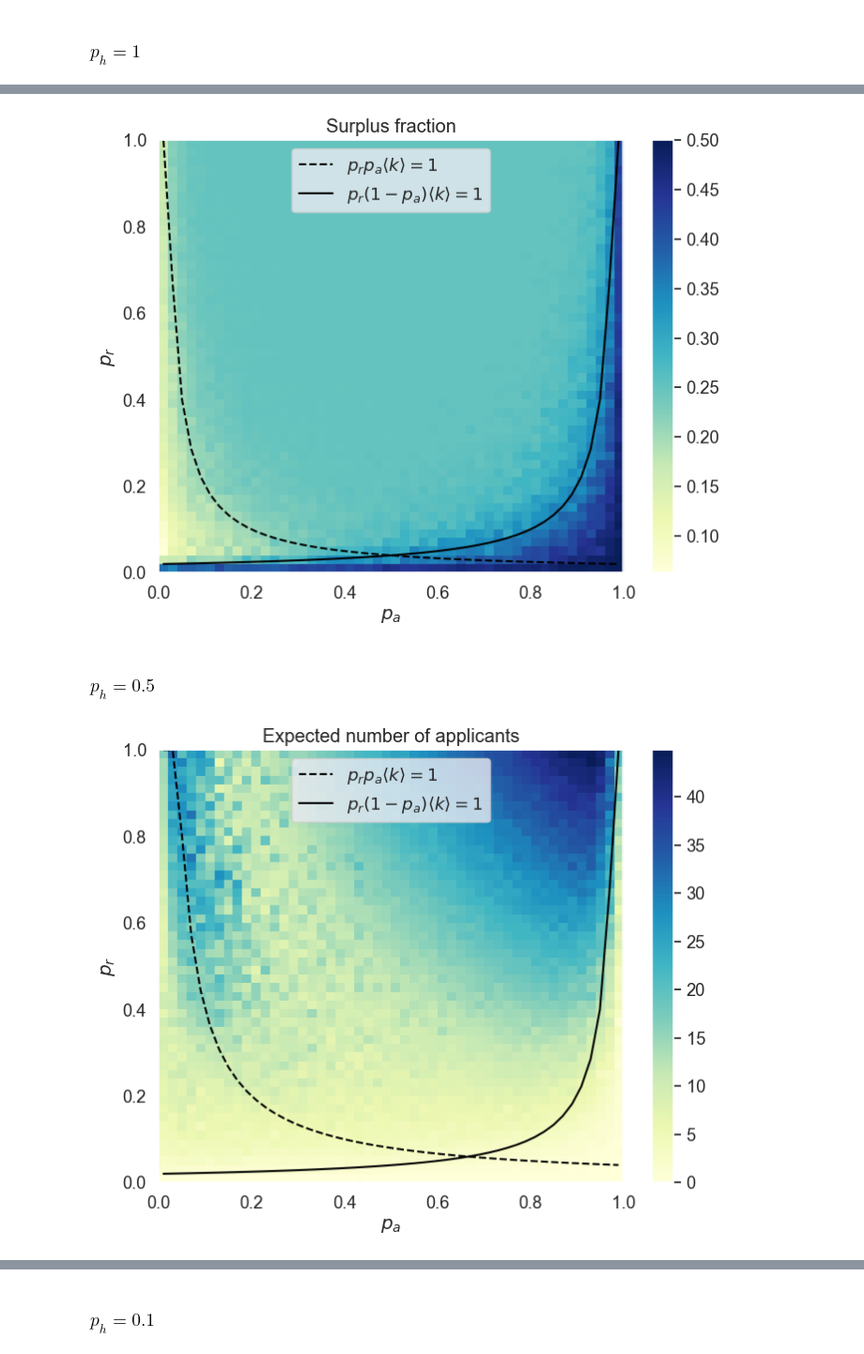
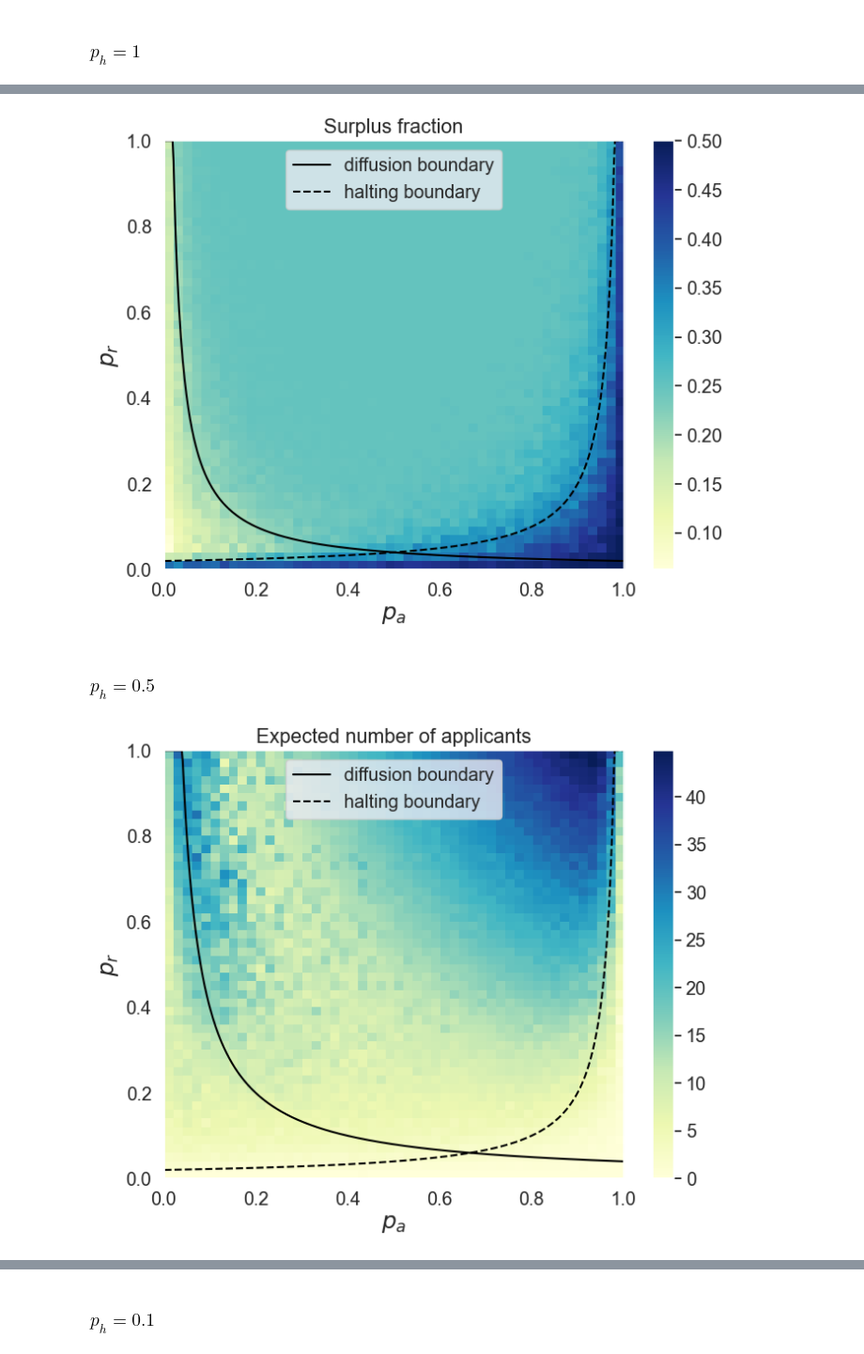
Before and after one commit to blas-ko/IndependentHaltingCascadeModel, a Jupyter notebook: notebooks/Plots.ipynb, the cells around one changed output, grey strips where cells are left out. Shown at 94% size. Cells and saved outputs as stored; diff of their text form; code cells hidden in the pictures.

```diff
--- a/notebooks/Plots.ipynb
+++ b/notebooks/Plots.ipynb
@@ -111,7 +114,7 @@ p_r = 0.1
 # Filenames
 suffix_s = '_lambda={}_kavg={}_n_sims={}_ER_n_nodes={}'.format( λ, k_avg1, n_sims1, n_nodes )
 suffix_o = '_lambda={}_rho={}_n_sims={}_ER_n_nodes={}'.format( λ, ρ_o , n_sims1, n_nodes )
-suffix_r = '_lambda={}_pr={}_n_sims={}_ER_n_nodes=5000'.format( λ, p_r, n_sims2, n_nodes )
+suffix_r = '_lambda={}_pr={}_n_sims={}_ER_n_nodes={}'.format( λ, p_r, n_sims2, n_nodes )
 suffix_p1 = '_p_h={}_n_sims={}_ER_n_nodes={}_kavg={}'.format( p_hir1, n_sims3, n_nodes, k_avg2 )
 suffix_p2 = '_p_h={}_n_sims={}_ER_n_nodes={}_kavg={}'.format( p_hir2, n_sims3, n_nodes, k_avg2 )
 suffix_p3 = '_p_h={}_n_sims={}_ER_n_nodes={}_kavg={}'.format( p_hir3, n_sims3, n_nodes, k_avg2 )
@@ -209,17 +226,19 @@ heatmap_data = dict_to_matrix(results_ihcm_applicants_params_ph1, func=np.mean)
 
 # Set figure dimensions
 plt.figure(figsize=(8, 6))
-sns.set(font_scale=1.2)
+sns.set(font_scale=1.3)
 
 # Plot data
 plt.imshow(heatmap_data, cmap="YlGnBu", extent=[0,1,0,1], label='', aspect='auto', origin='lower')
 plt.colorbar()
-plt.plot(p_apps, percolation_regime, color='black', ls='--', label='$p_r p_a \langle k \\rangle = 1$' )
-plt.plot(p_apps, hiring_regime, color='black', ls='-', label='$p_r (1 - p_a) \langle k \\rangle = 1$' )
+# plt.plot(p_apps_, percolation_regime, color='black', ls='-', label='$\langle k \\rangle p_r (1 - p_a) = 1$' )
+# plt.plot(p_apps_, hiring_regime, color='black', ls='--', label='$\langle k \\rangle p_r p_a p_h = 1$' )
+plt.plot(p_apps_, percolation_regime, color='black', ls='-', label='diffusion boundary')
+plt.plot(p_apps_, hiring_regime, color='black', ls='--', label='halting boundary')
 
 plt.title("Expected number of applicants")
-plt.xlabel("$p_a$")
-plt.ylabel("$p_r$")
+plt.xlabel("$p_a$", size=18)
+plt.ylabel("$p_r$", size=18)
 plt.plot(color='black', marker ='o')
 plt.grid(False)
 plt.legend();
@@ -231,49 +250,50 @@ heatmap_data =dict_to_matrix(results_ihcm_depths_params_ph1, func=surplus_total)
 
 # Set figure dimensions
 plt.figure(figsize=(8, 6))
-sns.set(font_scale=1.2)
+sns.set(font_scale=1.3)
 
 # Plot data
 plt.imshow(heatmap_data, cmap="YlGnBu", extent=[0,1,0,1], label='', aspect='auto', origin='lower')
 plt.colorbar()
-plt.plot(p_apps, percolation_regime, color='black', ls='--', label='$p_r p_a \langle k \\rangle = 1$' )
-plt.plot(p_apps, hiring_regime, color='black', ls='-', label='$p_r (1 - p_a) \langle k \\rangle = 1$' )
+plt.plot(p_apps_, percolation_regime, color='black', ls='-', label='diffusion boundary')
+plt.plot(p_apps_, hiring_regime, color='black', ls='--', label='halting boundary')
 
 plt.title("Surplus fraction")
-plt.xlabel("$p_a$")
-plt.ylabel("$p_r$")
+plt.xlabel("$p_a$", size=18)
+plt.ylabel("$p_r$", size=18)
 plt.plot(color='black', marker ='o')
 plt.grid(False)
 plt.legend();
 # %% [output]
-[figure, old version]
+[figure, new version]
 # %% [markdown]
 ### $p_h = 0.5$
 # %%
-percolation_regime = np.clip(0, 1, compute_percolation_regime( np.array(p_apps), k_avg2, p_hir=p_hir2 ))
-hiring_regime = np.clip(0, 1, compute_hiring_regime( np.array(p_apps), k_avg2, ))
+p_apps_ = np.linspace(0.001,0.999, 500)
+percolation_regime = np.clip(0, 1, compute_percolation_regime( np.array(p_apps_), k_avg2, p_hir=p_hir2 ))
+hiring_regime = np.clip(0, 1, compute_hiring_regime( np.array(p_apps_), k_avg2, ))
 # %%
 ### Transform results to matrix data for plotting
 heatmap_data =dict_to_matrix(results_ihcm_applicants_params_ph2, func=np.mean)
 
 # Set figure dimensions
 plt.figure(figsize=(8, 6))
-sns.set(font_scale=1.2)
+sns.set(font_scale=1.3)
 
 # Plot data
 plt.imshow(heatmap_data, cmap="YlGnBu", extent=[0,1,0,1], label='', aspect='auto', origin='lower')
 plt.colorbar()
-plt.plot(p_apps, percolation_regime, color='black', ls='--', label='$p_r p_a \langle k \\rangle = 1$' )
-plt.plot(p_apps, hiring_regime, color='black', ls='-', label='$p_r (1 - p_a) \langle k \\rangle = 1$' )
+plt.plot(p_apps_, percolation_regime, color='black', ls='-', label='diffusion boundary')
+plt.plot(p_apps_, hiring_regime, color='black', ls='--', label='halting boundary')
 
 plt.title("Expected number of applicants")
-plt.xlabel("$p_a$")
-plt.ylabel("$p_r$")
+plt.xlabel("$p_a$", size=18)
+plt.ylabel("$p_r$", size=18)
 plt.plot(color='black', marker ='o')
 plt.grid(False)
 plt.legend();
 # %% [output]
-[figure, old version]
+[figure, new version]
 # %%
 ### Transform results to matrix data for plotting
 heatmap_data =dict_to_matrix(results_ihcm_depths_params_ph2, func=surplus_total)
```
Also changed, not shown: parts of 22 cells of this notebook.
